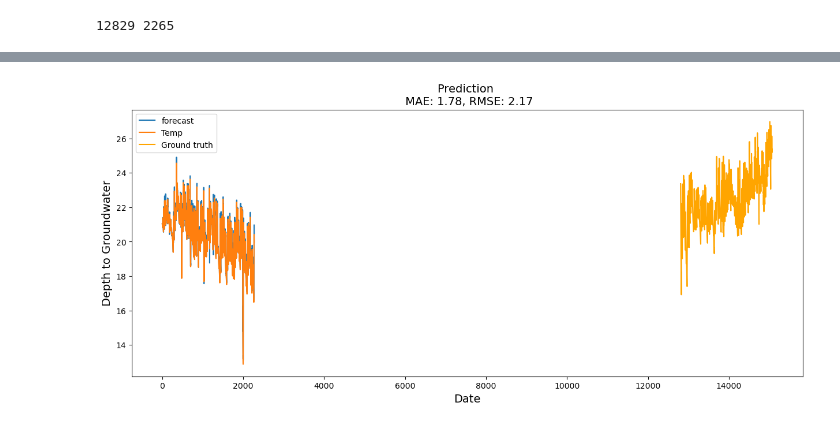
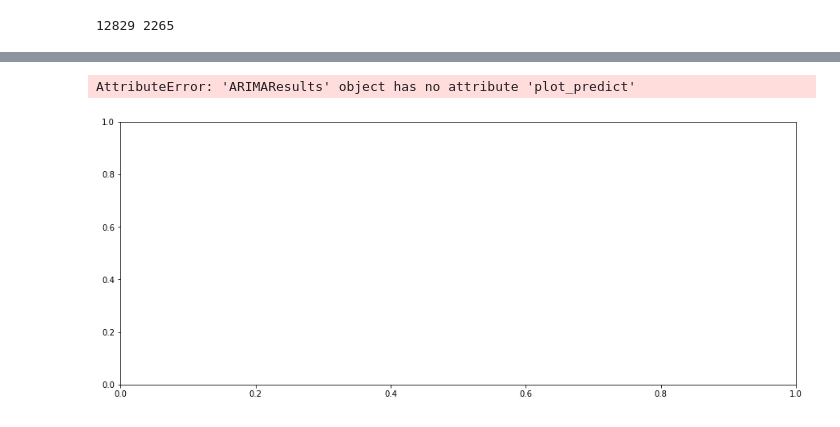
Before and after one commit to ehlimana/EMS, a Jupyter notebook: Models.ipynb, the cells around one changed output, grey strips where cells are left out. Cells and saved outputs as stored; diff of their text form; code cells hidden in the pictures.

```diff
--- a/Models.ipynb
+++ b/Models.ipynb
@@ -12,13 +97,12 @@ file=pd.read_excel("Merged files_1.xlsx",header=0)
 # %%
-X=file.loc[:,["Datum i vrijeme",'Temp.senzor un.6 24007412Temperatura (°C) (t-1)','Kalorimetar 1 39024788Kum.protok (m3) (t-1)',
-       'Kalorimetar 1 39024788Temp.pov.voda (°C) (t-1)',
-              #'Kalorimetar 1 39024788Tren.protok (m3/h) (t-1)','Kalorimetar 1 39024788Temp.pov.voda (°C) (t-1)',
-       'Sat', #'Dan u sedmici',
-       #'Mjesec', 'Godina', 'Kvartal', 'Dan u godini', 'Dan u mjesecu',#'Temp.senzor un.6 24007412Temperatura (°C) (t-1)',
-        'Temp.senzor un.4 24004658Temperatura (°C) (t-1)',"Praznik","Radni sati"]]
-
+X=file.loc[:,["Datum i vrijeme", 'Sat','Kalorimetar 1 39024788Temp.pov.voda (°C) (t-1)',"Temp.senzor un.4 24004658Temperatura (°C) (t-1)","Praznik","Radni sati"]]
+#'Kalorimetar 1 39024788Tren.protok (m3/h) (t-1)',
+#'Dan u sedmici', 'Kalorimetar 1 39024788Temp.pov.voda (°C) (t-1)'
+ #'Mjesec', 'Godina', 'Kvartal', 'Dan u godini', 'Dan u mjesecu',#'Temp.senzor un.6 24007412Temperatura (°C) (t-1)'
+#'Kalorimetar 1 39024788Kum.protok (m3) (t-1)'
+#'Temp.senzor un.6 24007412Temperatura (°C) (t-1)'
 #'Kalorimetar 1 39024788Temp.pol.voda (°C)',
-       #'Kalorimetar 1 39024788Temp.pov.voda (°C)',
-        #'Temp.senzor vanj.1 25000099Temperatura (°C)',
-       #'Temp.senzor vanj.1 25000099Vlažnost (%)',
-        #'Grijanje_K1','Broj sati grijanja_K1','Negrijano',   #'Sedmica',
+#'Kalorimetar 1 39024788Temp.pov.voda (°C)',
+#'Temp.senzor vanj.1 25000099Temperatura (°C)',
+ #'Temp.senzor vanj.1 25000099Vlažnost (%)',
+ #'Grijanje_K1','Broj sati grijanja_K1','Negrijano',   #'Sedmica'
@@ -313,7 +342,11 @@ univariate_df=pd.DataFrame()
 univariate_df[ 'Datum i vrijeme']=feat_and_lab[ 'Datum i vrijeme'].values
 #univariate_df["Temp.senzor vanj.1 25000099Temperatura (°C)"]=feat_and_lab_1["Temp.senzor vanj.1 25000099Temperatura (°C)"].values
 #univariate_df['Temp.senzor un.6 (t-1)']=feat_and_lab['Temp.senzor un.6 24007412Temperatura (°C) (t-1)'].values
+univariate_df[ 'Kalorimetar 1 39024788Temp.pov.voda (°C) (t-1)']=feat_and_lab[ 'Kalorimetar 1 39024788Temp.pov.voda (°C) (t-1)'].values
 univariate_df['Temp.senzor un.4(t-1)']=feat_and_lab['Temp.senzor un.4 24004658Temperatura (°C) (t-1)'].values
+#univariate_df[ 'Diff_4_6']=feat_and_lab[ 'Diff_4_6'].values
+#univariate_df[ 'Diff_4_pov']=feat_and_lab[ 'Diff_4_pov'].values
+#univariate_df[ 'Kalorimetar 1 39024788Kum.protok (m3) (t-1)']=feat_and_lab[ 'Kalorimetar 1 39024788Kum.protok (m3) (t-1)'].values
 univariate_df[ 'Sat']=feat_and_lab[ 'Sat'].values
 #univariate_df[ 'Dan u sedmici']=feat_and_lab[ 'Dan u sedmici'].values
 #univariate_df[  'Mjesec']=feat_and_lab[ 'Mjesec'].values
@@ -321,7 +354,7 @@ univariate_df[ 'Sat']=feat_and_lab[ 'Sat'].values
 #Univariate_df[ 'Kvartal']=feat_and_lab[ 'Kvartal'].values
 #univariate_df[ 'Dan u godini']=feat_and_lab['Dan u godini'].values
 #univariate_df[ 'Dan u mjesecu']=feat_and_lab[ 'Dan u mjesecu'].values
-univariate_df[ 'Praznik']=feat_and_lab[ 'Praznik'].values
+#univariate_df[ 'Praznik']=feat_and_lab[ 'Praznik'].values
 univariate_df['Radni sati']=feat_and_lab[ 'Radni sati'].values
 univariate_df["Temp "]=feat_and_lab['Temp.senzor un.4 24004658Temperatura (°C)'].values
 
@@ -345,11 +378,10 @@ len(univariate_df.columns)
 train_size = int(0.85 * len(feat_and_lab))
 test_size = len(feat_and_lab) - train_size
 
-
 train = univariate_df.iloc[:train_size, :]
 
-x_train, y_train = pd.DataFrame((univariate_df.iloc[:train_size, :5])),  pd.DataFrame((univariate_df.iloc[:train_size,5]))
-x_valid, y_valid = pd.DataFrame((univariate_df.iloc[train_size:,:5])), pd.DataFrame((univariate_df.iloc[train_size:, 5]))
+x_train, y_train = pd.DataFrame((univariate_df.iloc[:train_size, 1:5])),  pd.DataFrame((univariate_df.iloc[:train_size,5]))
+x_valid, y_valid = pd.DataFrame((univariate_df.iloc[train_size:,1:5])), pd.DataFrame((univariate_df.iloc[train_size:, 5]))
 
 print(len(train), len(x_valid))
 # %% [output]
@@ -413,11 +413,11 @@ y_train.interpolate()
 # %%
 # Fit model
-model = ARIMA(y_train.interpolate(), order=(2,0,1))
+model = ARIMA(y_train.values, order=(2,0,1))
 model_fit = model.fit()
 
 # Prediction with ARIMA
-y_pred, se, conf = model_fit.forecast(2260)
-
+y_pred = model_fit.forecast(2265)
+#se, conf
 # Calcuate metrics
 score_mae = mean_absolute_error(y_valid, y_pred)
 score_rmse = math.sqrt(mean_squared_error(y_valid, y_pred))
@@ -486,18 +468,19 @@ plt.show()
 # %%
 f, ax = plt.subplots(1)
 f.set_figheight(6)
 f.set_figwidth(15)
 
-model_fit.plot_predict(1, 2270, ax=ax)
+model_fit.plot_predict(1, 2265, ax=ax)
 sns.lineplot(x=x_valid.index, y=y_valid['Temp '], ax=ax, color='orange', label='Ground truth') #navajowhite
 
 ax.set_title(f'Prediction \n MAE: {score_mae:.2f}, RMSE: {score_rmse:.2f}', fontsize=14)
 ax.set_xlabel(xlabel='Date', fontsize=14)
 ax.set_ylabel(ylabel='Depth to Groundwater', fontsize=14)
 
 plt.show()
 # %% [output]
+AttributeError: 'ARIMAResults' object has no attribute 'plot_predict'
-[figure, old version]
+[figure, new version]
 # %%
 #univariate_df["Datum i vrijeme"]=aa
 #univariate_df=pd.DataFrame()
```
Also changed, not shown: parts of 72 cells of this notebook.
